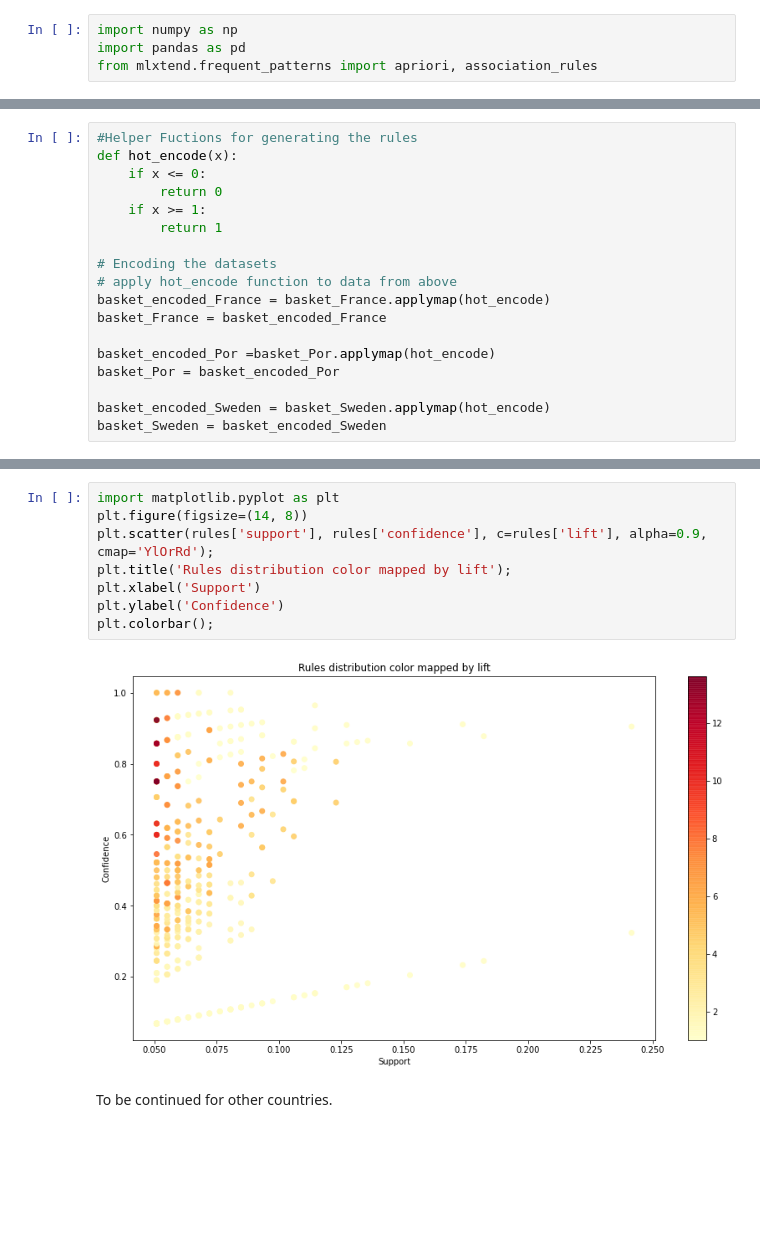
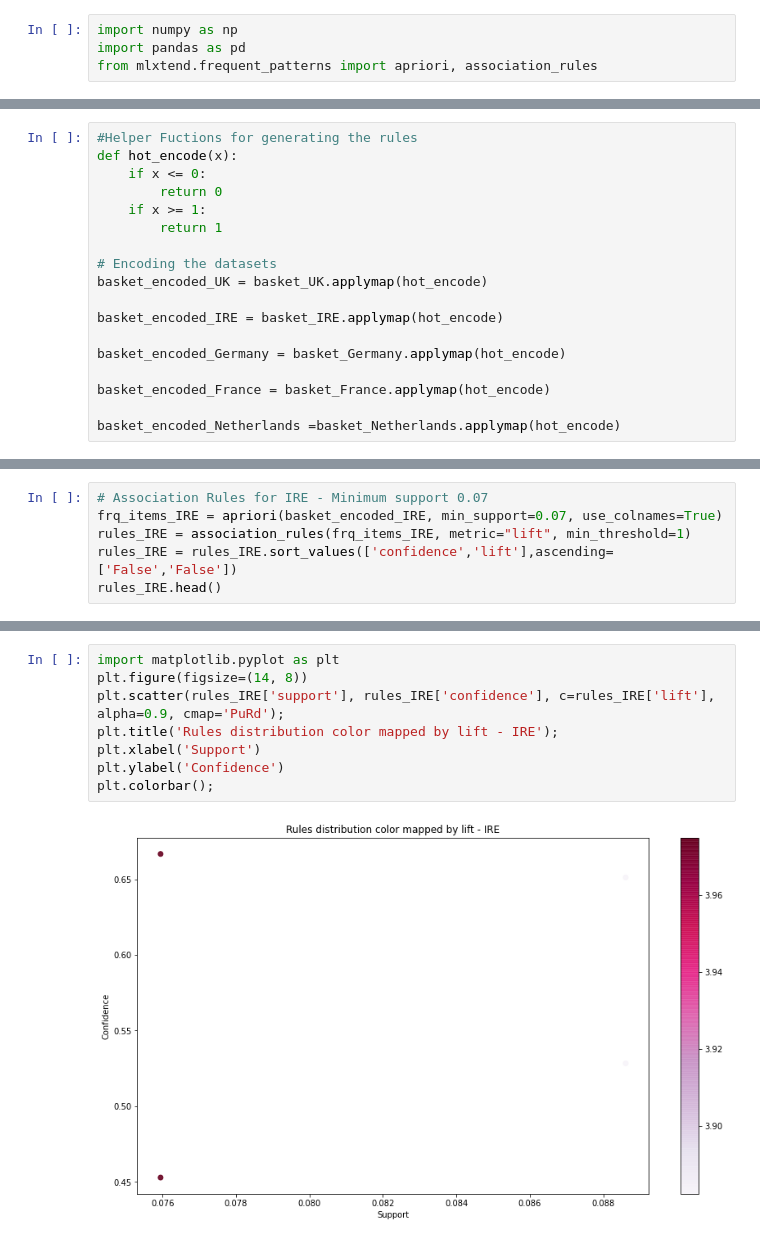
Before and after one commit to alokg1019/DataMining_Team1, a Jupyter notebook: Association_Analysis_ecommerce.ipynb, the cells around one changed output, grey strips where cells are left out. Saved outputs shown, nothing was run; the diff lists cells and outputs as text; blank space fills up the shorter version.

Commit message:
association analysis - Online retail

```diff
--- a/Association_Analysis_ecommerce.ipynb
+++ b/Association_Analysis_ecommerce.ipynb
@@ -54,12 +144,12 @@ def hot_encode(x):
         return 1
 
 # Encoding the datasets
-# apply hot_encode function to data from above
+basket_encoded_UK = basket_UK.applymap(hot_encode)
+
+basket_encoded_IRE = basket_IRE.applymap(hot_encode)
+
+basket_encoded_Germany = basket_Germany.applymap(hot_encode)
+
 basket_encoded_France = basket_France.applymap(hot_encode)
-basket_France = basket_encoded_France
 
-basket_encoded_Por =basket_Por.applymap(hot_encode)
-basket_Por = basket_encoded_Por
-
-basket_encoded_Sweden = basket_Sweden.applymap(hot_encode)
-basket_Sweden = basket_encoded_Sweden
+basket_encoded_Netherlands =basket_Netherlands.applymap(hot_encode)
@@ -65,0 +215,6 @@ basket_Sweden = basket_encoded_Sweden
+# %%
+# Association Rules for IRE - Minimum support 0.07
+frq_items_IRE = apriori(basket_encoded_IRE, min_support=0.07, use_colnames=True)
+rules_IRE = association_rules(frq_items_IRE, metric="lift", min_threshold=1)
+rules_IRE = rules_IRE.sort_values(['confidence','lift'],ascending=['False','False'])
+rules_IRE.head()
@@ -100,12 +315,10 @@ rules.head()
 # %%
 import matplotlib.pyplot as plt
 plt.figure(figsize=(14, 8))
-plt.scatter(rules['support'], rules['confidence'], c=rules['lift'], alpha=0.9, cmap='YlOrRd');
-plt.title('Rules distribution color mapped by lift');
+plt.scatter(rules_IRE['support'], rules_IRE['confidence'], c=rules_IRE['lift'], alpha=0.9, cmap='PuRd');
+plt.title('Rules distribution color mapped by lift - IRE');
 plt.xlabel('Support')
 plt.ylabel('Confidence')
 plt.colorbar();
 # %% [output]
-[figure, old version]
+[figure, new version]
-# %% [markdown]
-To be continued for other countries.
```
Also changed, not shown: parts of 32 cells of this notebook.
